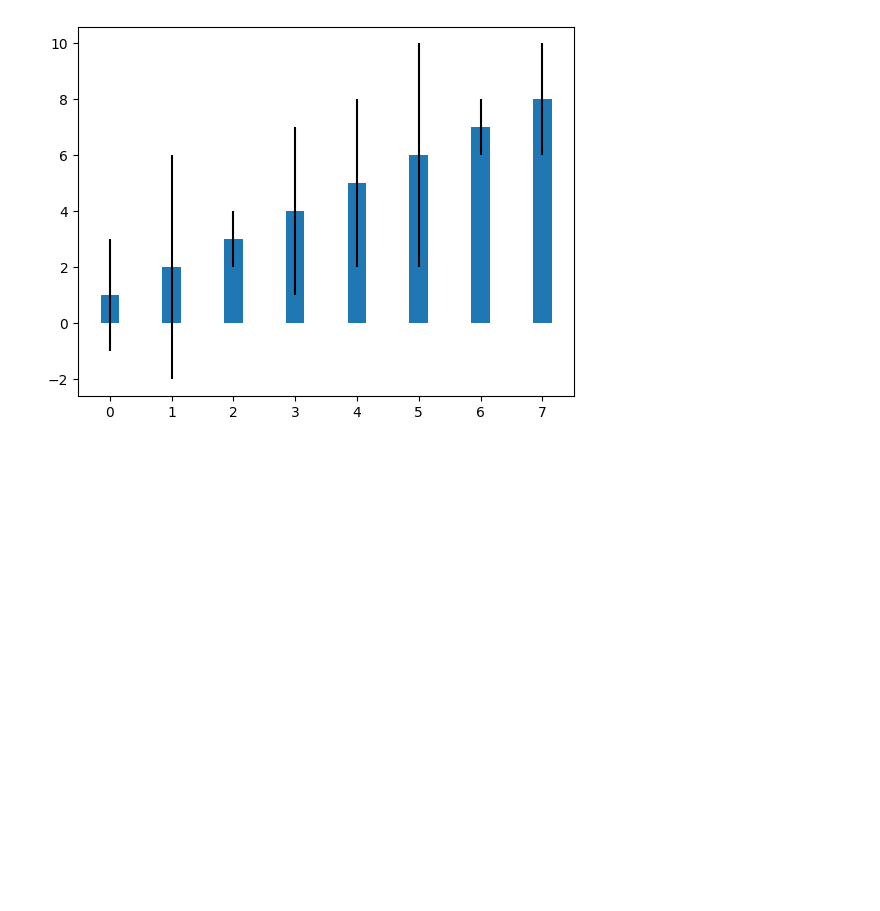
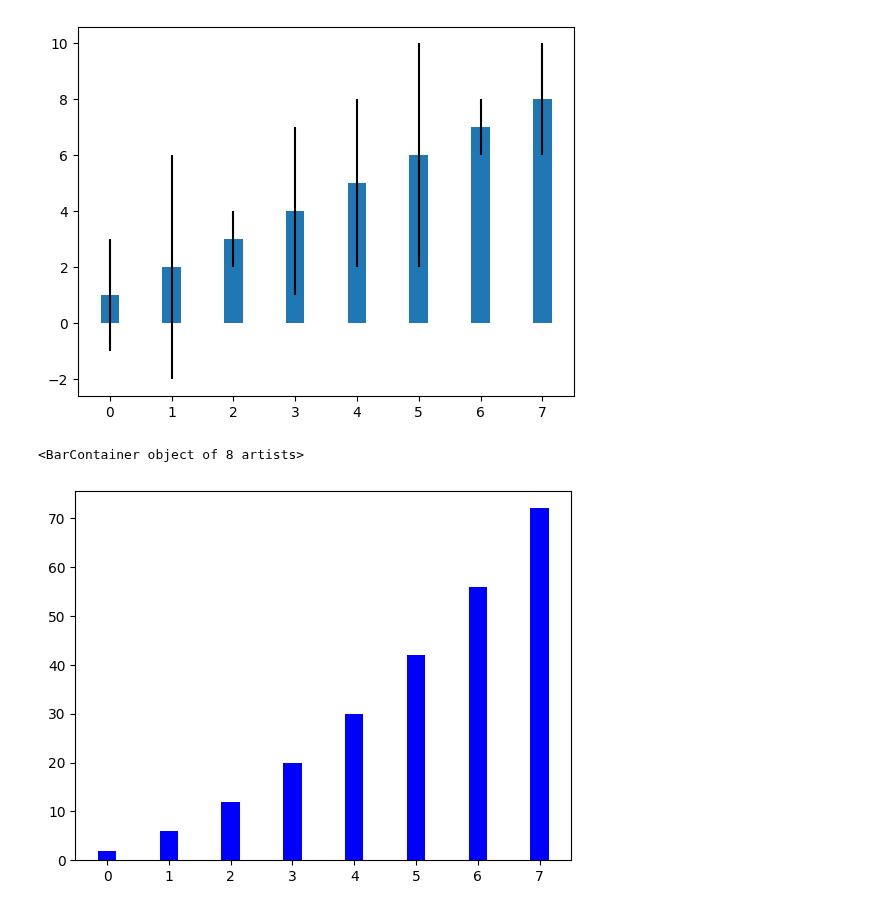
Before and after one commit to Zainab-Ayoub/dataScienceProblems, a Jupyter notebook: barCharts.ipynb, the cells around one changed output. Saved outputs shown, nothing was run; the diff lists cells and outputs as text; code cells hidden in the pictures; blank space fills up the shorter version.

```diff
--- a/barCharts.ipynb
+++ b/barCharts.ipynb
@@ -28,3 +28,10 @@ plt.bar(xvals, linear_data, width=0.3, yerr=linear_err)
 # %% [output]
 <BarContainer object of 8 artists>
 [figure]
+# %%
+xvals = range(len(linear_data))
+plt.bar(xvals, linear_data, width=0.3, color='b')
+plt.bar(xvals, exponential_data, width=0.3, bottom=linear_data,color='b')
+# %% [output]
+<BarContainer object of 8 artists>
+[figure, added]
```
Also changed, not shown: parts of 1 cell of this notebook.
